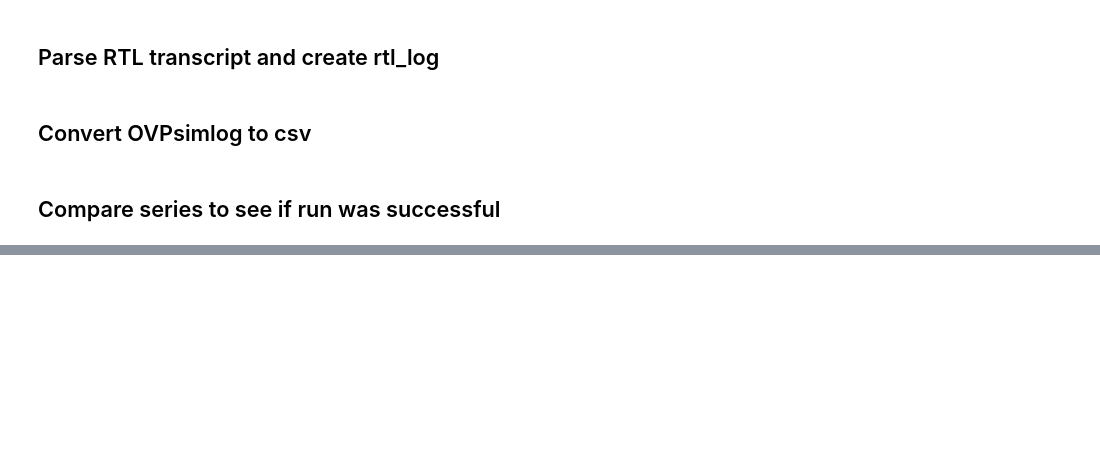
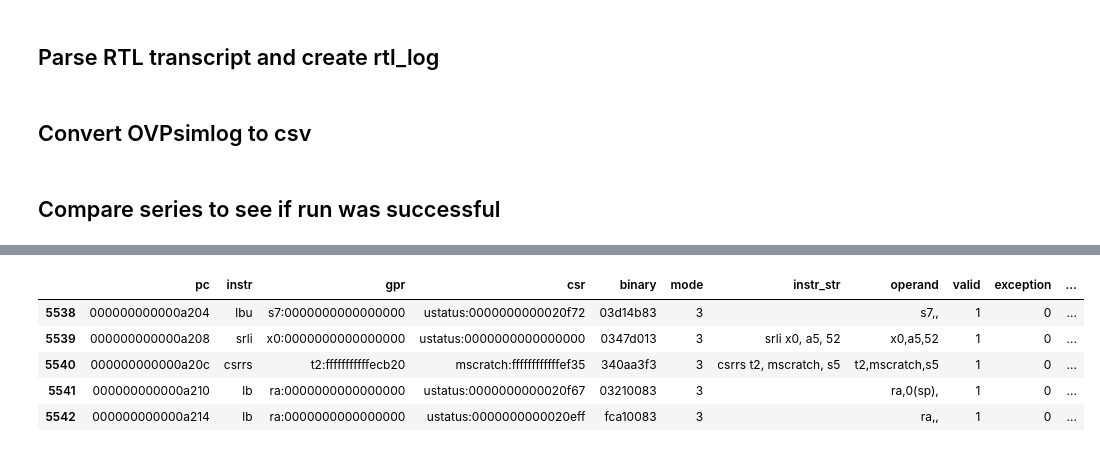
Before and after one commit to TheSaltyLiquorice/MasterThesisNoelV, a Jupyter notebook: scripts/Parse script.ipynb, the cells around one changed output, grey strips where cells are left out. Drawn from its saved outputs; the diff is of its cells as text; code cells hidden in the pictures; blank space fills up the shorter version.

```diff
--- a/scripts/Parse script.ipynb
+++ b/scripts/Parse script.ipynb
@@ -93,7 +93,7 @@ settings = {
         "test_sucess": "Coverage results are saved",
     },
     "trace_compare":{
-        "columns":["Test",'Iteration','Date','GPR Pass','CSR Pass','PC Pass','Binary Pass','ISS Log Path','ISS Snippet','Number of Faults'],
+        "columns":["Test",'Iteration','Date','GPR Pass','CSR Pass','PC Pass','Binary Pass','Truncation'],
 
     }
 
@@ -384,0 +399,20 @@ rtl_list
+# %%
+#What are the errors?
+errors = pd.read_csv(riscv_dv+'error_log.csv')
+test = errors[4:5]
+disas = False
+rtl_log = parse_rtl(test.Test+'.rtl.log')
+sim_log = convert_sim_log_to_dataframe(test.Test+'.rtl.log')
+rtl_log,sim_log,_ = truncate_logs(rtl_log[0],sim_log[0],False)
+if(not test['GPR Pass'].bool()):
+    print(rtl_log[(rtl_log.gpr != sim_log.gpr) & (sim_log.gpr != 'nan')].gpr)
+    print(sim_log[(rtl_log.gpr != sim_log.gpr) & (sim_log.gpr != 'nan')].gpr)
+if(not test['CSR Pass'].bool()):
+    print(rtl_log[(rtl_log.csr != sim_log.csr) & (sim_log.csr != 'nan') & (rtl_log.csr != 'ustatus:0000000000000000')].csr)
+    print(sim_log[(rtl_log.csr != sim_log.csr) & (sim_log.csr != 'nan') & (rtl_log.csr != 'ustatus:0000000000000000')].csr)
+if(not test['Binary Pass'].bool()):
+    print(rtl_log[(rtl_log['Binary Pass'] != sim_log['Binary Pass']) & (sim_log['Binary Pass'] != 'nan')]['Binary Pass'])
+    print(sim_log[(rtl_log['Binary Pass'] != sim_log['Binary Pass']) & (sim_log['Binary Pass'] != 'nan')]['Binary Pass'])
+if(not test['PC Pass'].bool()):
+    print(rtl_log[(rtl_log.pc != sim_log.pc) & (sim_log.pc != 'nan')].pc)
+    print(sim_log[(rtl_log.pc != sim_log.pc) & (sim_log.pc != 'nan')].pc)
@@ -385,3 +455,13 @@ rtl_list
+# %%
+rtl_log[(rtl_log.csr != sim_log.csr) & (sim_log.csr != 'nan') & (rtl_log.csr != 'ustatus:0000000000000000')][['csr','instr_str']]
+rtl_log[5538:5543]
+# %% [output]
+|  | pc | instr | gpr | csr | binary | mode | instr_str | operand | valid | exception | ... |
+| 5538 | 000000000000a204 | lbu | s7:0000000000000000 | ustatus:0000000000020f72 | 03d14b83 | 3 |  | s7,, | 1 | 0 | ... |
+| 5539 | 000000000000a208 | srli | x0:0000000000000000 | ustatus:0000000000000000 | 0347d013 | 3 | srli x0, a5, 52 | x0,a5,52 | 1 | 0 | ... |
+| 5540 | 000000000000a20c | csrrs | t2:fffffffffffecb20 | mscratch:ffffffffffffef35 | 340aa3f3 | 3 | csrrs t2, mscratch, s5 | t2,mscratch,s5 | 1 | 0 | ... |
+| 5541 | 000000000000a210 | lb | ra:0000000000000000 | ustatus:0000000000020f67 | 03210083 | 3 |  | ra,0(sp), | 1 | 0 | ... |
+| 5542 | 000000000000a214 | lb | ra:0000000000000000 | ustatus:0000000000020eff | fca10083 | 3 |  | ra,, | 1 | 0 | ... |
 # %%
 ## Coverage results
 
```
Also changed, not shown: parts of 4 cells of this notebook.
